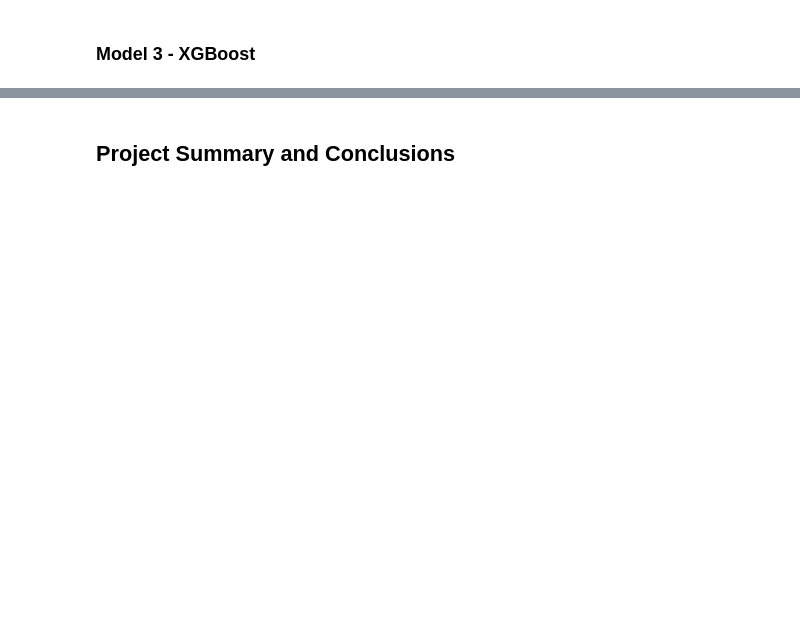
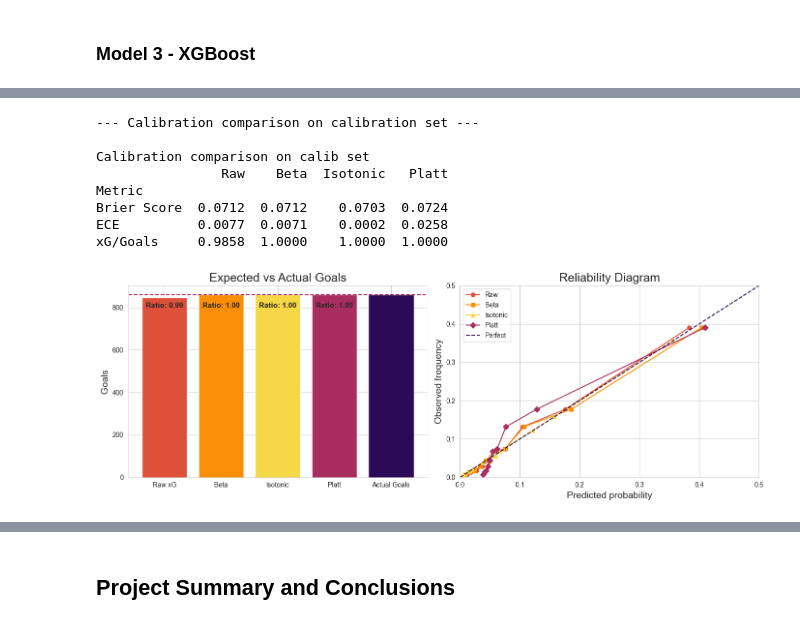
Before and after one commit to bsobkowicz1096/Football-xG-Predictor, a Jupyter notebook: notebooks/xg_model.ipynb, the cells around one changed output, grey strips where cells are left out. Drawn from its saved outputs; the diff is of its cells as text; code cells hidden in the pictures; blank space fills up the shorter version.

```diff
--- a/notebooks/xg_model.ipynb
+++ b/notebooks/xg_model.ipynb
@@ -833,0 +793,14 @@ xG/Goals     0.9162  0.9344    0.9378  0.9237
+# %%
+# --- Calibration comparison on calibration set ---
+print("--- Calibration comparison on calibration set ---")
+calibrators, calib_metrics = calibrate_best_model(best_model, X_calib, y_calib)
+# %% [output]
+--- Calibration comparison on calibration set ---
+
+Calibration comparison on calib set
+                Raw    Beta  Isotonic   Platt
+Metric
+Brier Score  0.0712  0.0712    0.0703  0.0724
+ECE          0.0077  0.0071    0.0002  0.0258
+xG/Goals     0.9858  1.0000    1.0000  1.0000
+[figure, added]
```
Also changed, not shown: parts of 46 cells of this notebook, 5 other files.
